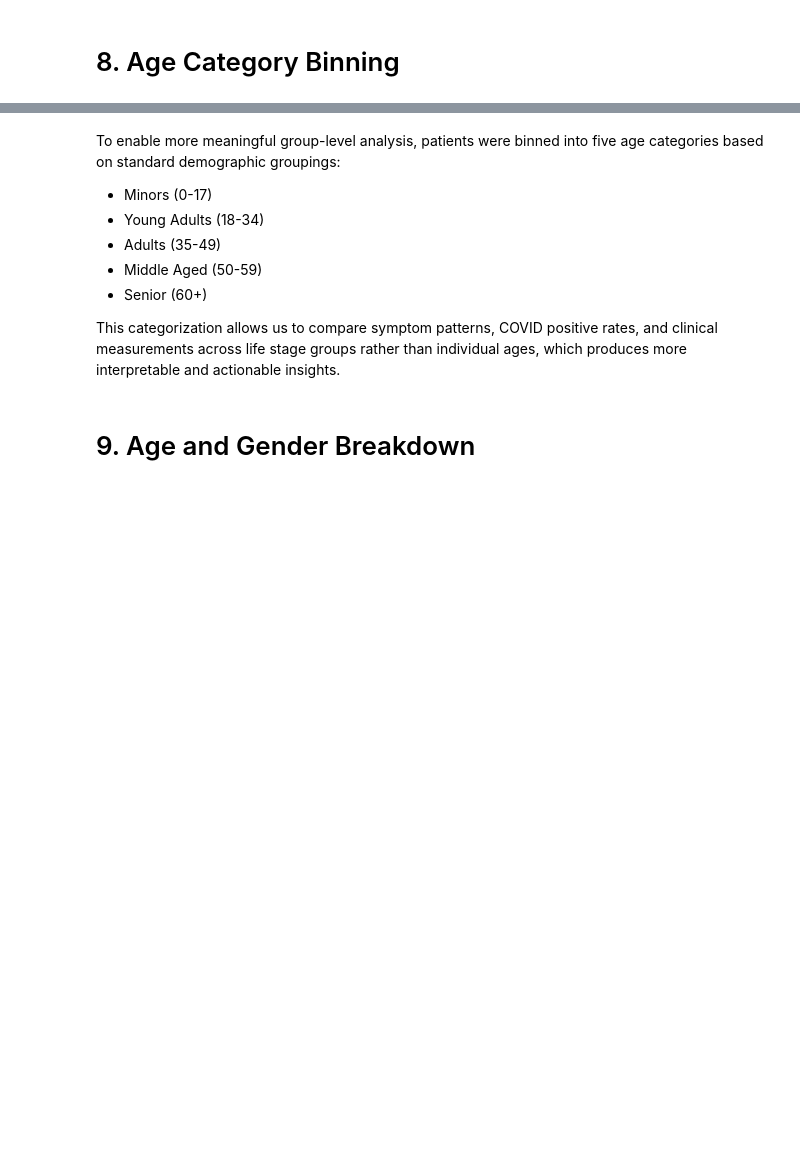
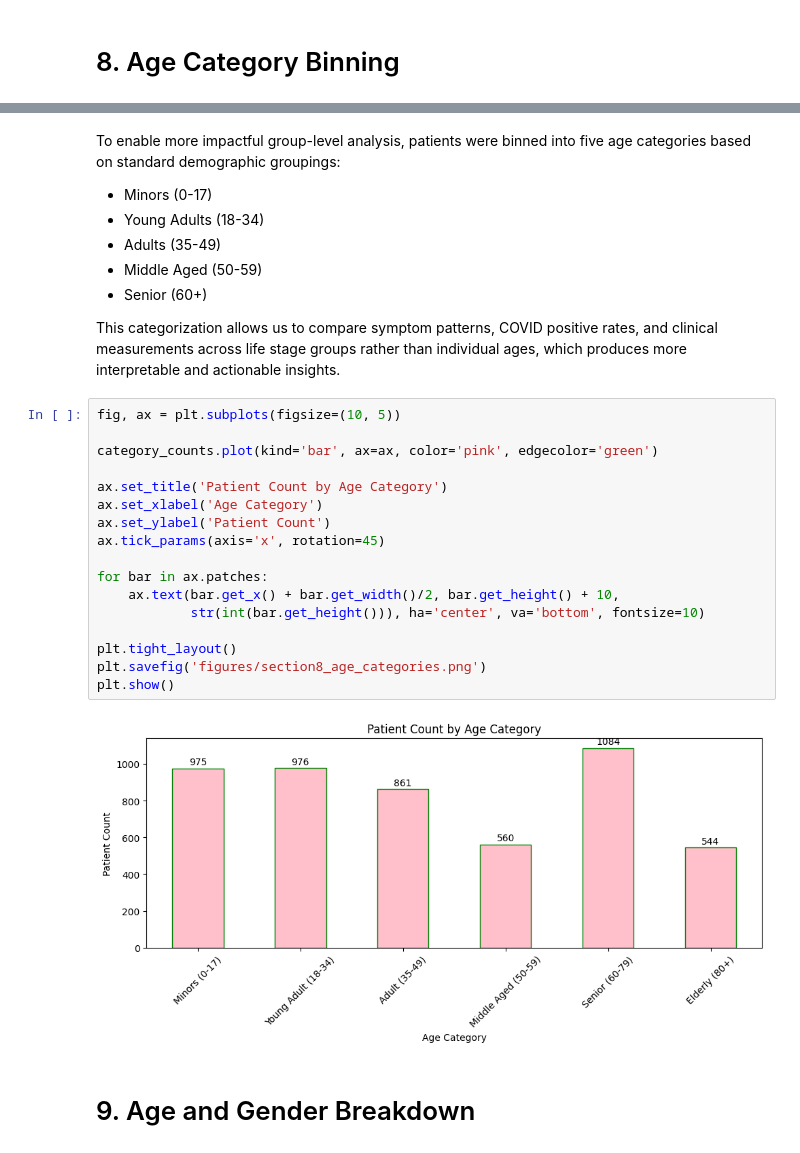
Before and after one commit to saranya-22-06/COVID-19-Patient-Symptoms-Diagnosis-Dataset, a Jupyter notebook: Desktop/405 GROUP PROJECT/Project1.ipynb, the cells around one changed output, grey strips where cells are left out. Saved outputs shown, nothing was run; the diff lists cells and outputs as text; blank space fills up the shorter version.

```diff
--- a/Desktop/405 GROUP PROJECT/Project1.ipynb
+++ b/Desktop/405 GROUP PROJECT/Project1.ipynb
@@ -293,5 +398,5 @@ print(f"\nTotal Patients Across All Groups: {total_patients}")
 # %% [markdown]
-To enable more meaningful group-level analysis, patients were binned into five age
+To enable more impactful group-level analysis, patients were binned into five age
 categories based on standard demographic groupings:
 - Minors (0-17)
 - Young Adults (18-34)
@@ -302,6 +407,25 @@ categories based on standard demographic groupings:
 This categorization allows us to compare symptom patterns, COVID positive rates, and
 clinical measurements across life stage groups rather than individual ages, which produces
 more interpretable and actionable insights.
+# %%
+fig, ax = plt.subplots(figsize=(10, 5))
+
+category_counts.plot(kind='bar', ax=ax, color='pink', edgecolor='green')
+
+ax.set_title('Patient Count by Age Category')
+ax.set_xlabel('Age Category')
+ax.set_ylabel('Patient Count')
+ax.tick_params(axis='x', rotation=45)
+
+for bar in ax.patches:
+    ax.text(bar.get_x() + bar.get_width()/2, bar.get_height() + 10,
+            str(int(bar.get_height())), ha='center', va='bottom', fontsize=10)
+
+plt.tight_layout()
+plt.savefig('figures/section8_age_categories.png')
+plt.show()
+# %% [output]
+[figure, added]
 # %% [markdown]
 # 9. Age and Gender Breakdown
 # %%
```
Also changed, not shown: parts of 34 cells of this notebook, 2 other files.
